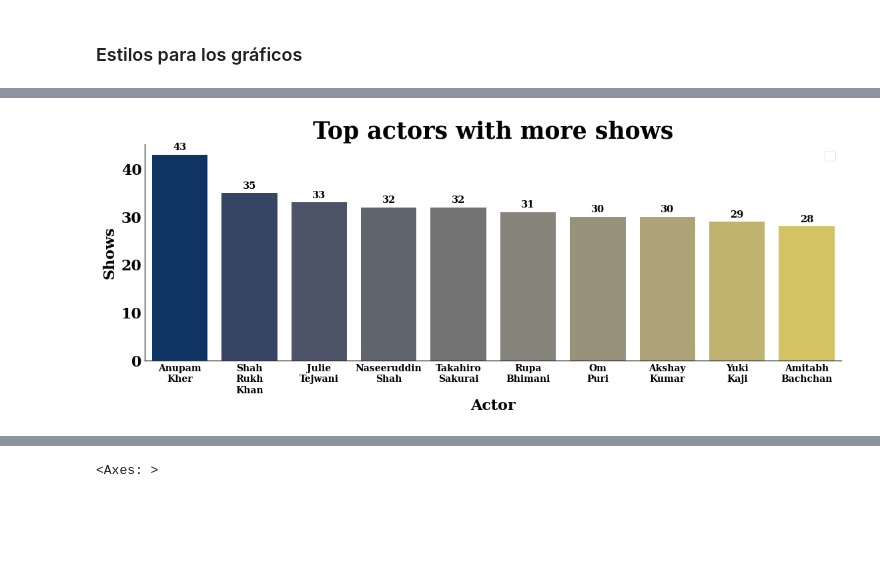
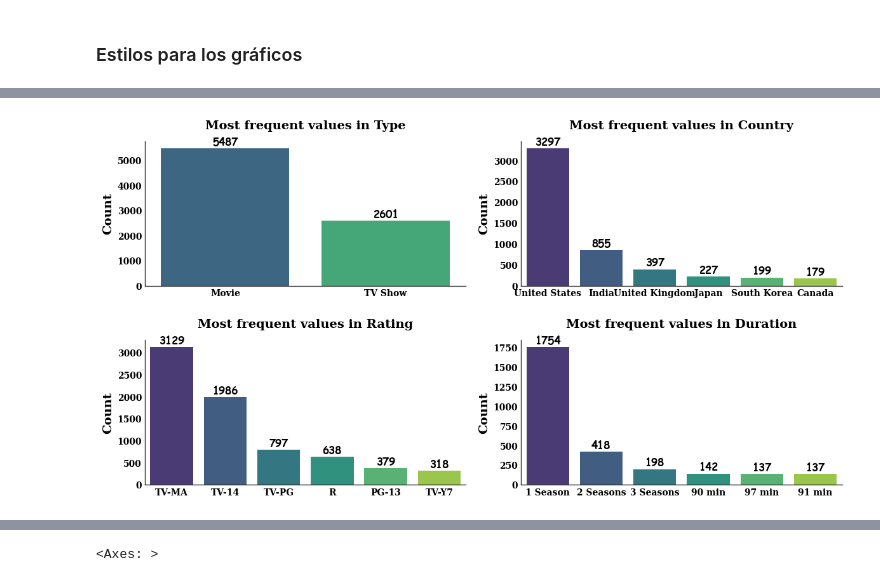
Before and after one commit to pablocarmona1527/Data_analyst, a Jupyter notebook: netflix_eda.ipynb, the cells around one changed output, grey strips where cells are left out. Cells and saved outputs as stored; diff of their text form; code cells hidden in the pictures; blank space fills up the shorter version.

```diff
--- a/netflix_eda.ipynb
+++ b/netflix_eda.ipynb
@@ -136,31 +94,0 @@ plt.show()
-# %%
-## Top actores del reparto
-
-##Figura
-fig, ax = plt.subplots(figsize=(12,4))
-top_cast = df['cast'].str.split(', ',expand=True).stack().value_counts(sort=True).head(11).reset_index()
-
-##El actor David Attenborough aparece demasiado. Opaca a los demás. Vamos a dejarlo por fuera de momento.
-
-top_cast = top_cast.drop(0,axis=0)
-
-
-sns.barplot(data=top_cast,x='index',y='count',hue='index',palette='cividis')
-ax.set_xlabel('Actor')
-ax.set_ylabel('Shows')
-ax.set_title('Top actors with more shows')
-
-labels = [i.replace(' ','\n') for i in top_cast['index']]
-
-ax.legend('')
-ax.set_xticks(range(len(labels)))
-ax.set_xticklabels(labels)
-ax.tick_params(axis='x',rotation=0)
-ax.spines[['top','right']].set_visible(False)
-
-for x, y in enumerate(top_cast['count']):
-    plt.text(x, y + 0.5, str(y), ha='center', va='bottom')
-
-plt.show()
-# %% [output]
-[figure, removed]
@@ -166,0 +104,27 @@ plt.show()
+# %%
+##-----Distribución de los datos
+cols_borrar = ['director','cast','listed_in']
+cat = df.select_dtypes('O').drop(columns=cols_borrar)
+
+
+fig, ax = plt.subplots(figsize=(12,6),ncols=2,nrows=round(cat.shape[1]/2))
+fig.tight_layout(h_pad=4)
+ax = ax.flat
+
+for i, col in enumerate(cat):
+
+    conteo = cat[col].value_counts(sort=True).reset_index().head(6)
+    bar = sns.barplot(data=conteo,x=col,y='count',ax=ax[i],hue=col,palette='viridis')
+    for container in bar.containers:
+        bar.bar_label(container,fontsize=12,fontfamily='cursive',fontweight='bold')
+
+    ax[i].set_xlabel('')
+    ax[i].set_ylabel('Count',fontdict=dict(weight='bold',size=14))
+    ax[i].set_title('Most frequent values in' + f' {col}'.title(),fontdict=dict(size=14,weight='bold'),y=1.05)
+    ax[i].spines[['top','right']].set_visible(False)
+    ax[i].tick_params(axis='y',labelsize=10)
+
+
+plt.show()
+# %% [output]
+[figure, added]
```
Also changed, not shown: parts of 24 cells of this notebook.
